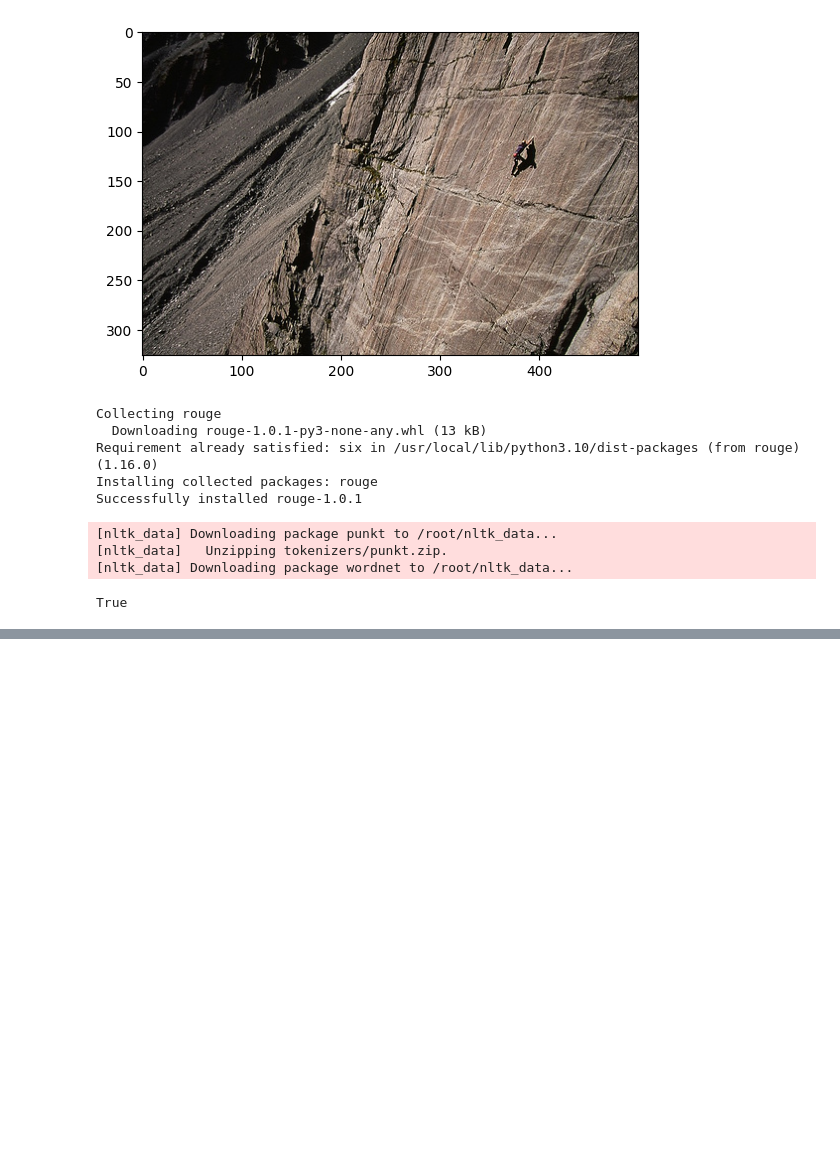
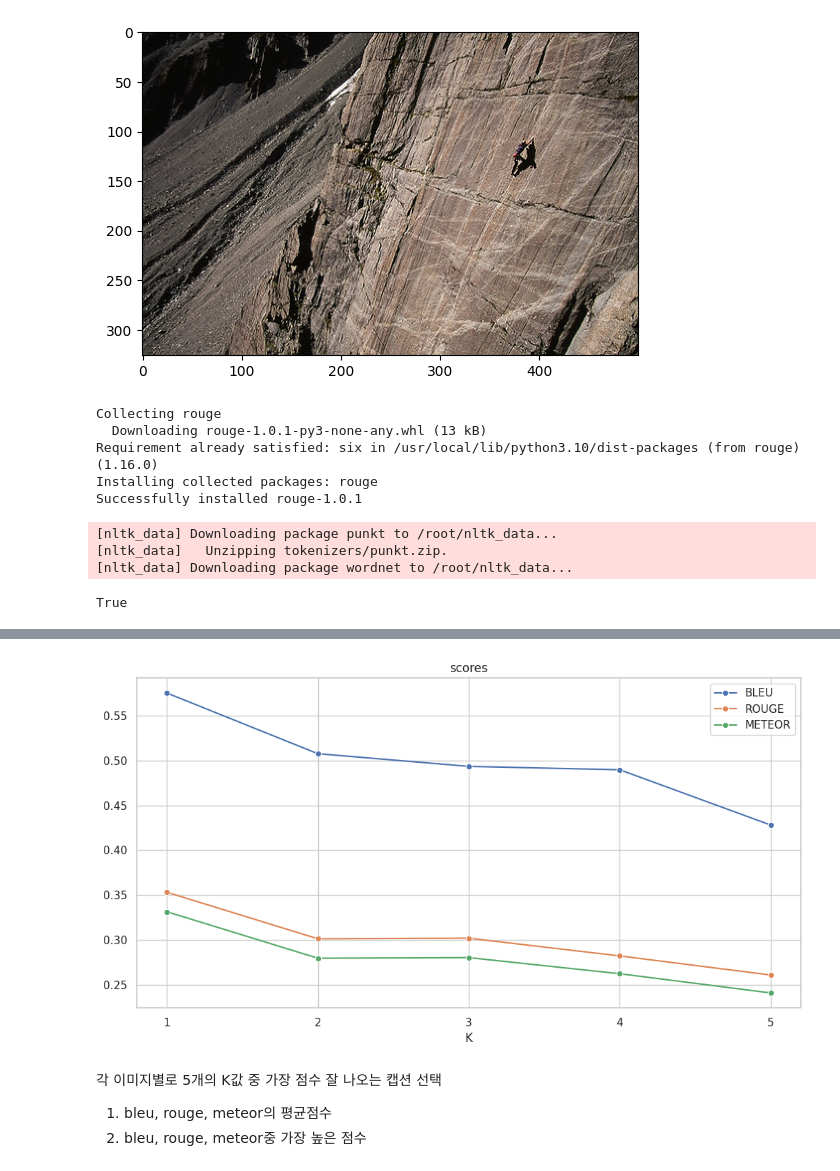
Before and after one commit to kimjh0607/DL_TeamProject, a Jupyter notebook: results/densenet/eng_densenet_transformer_train_test_9_1 .ipynb, the cells around one changed output, grey strips where cells are left out. Drawn from its saved outputs; the diff is of its cells as text; code cells hidden in the pictures; blank space fills up the shorter version.

```diff
--- a/results/densenet/eng_densenet_transformer_train_test_9_1.ipynb
+++ b/results/densenet/eng_densenet_transformer_train_test_9_1 .ipynb
@@ -579,10 +562,3 @@ nltk.download('wordnet')
 [nltk_data]   Unzipping tokenizers/punkt.zip.
 [nltk_data] Downloading package wordnet to /root/nltk_data...
 True
-# %%
-references= ['I am going to bleuu', 'bleu scores are going']
-candidate = 'I go to bleu'
-
-scores = []
-for ref in references:
-    print(sentence_bleu(ref, candidate))
@@ -738,20 +740,25 @@ Wall time: 25min 38s
 # %%
 import seaborn as sns
 import matplotlib.pyplot as plt
 
 # 그래프 그리기
 sns.set(style="whitegrid")
 
 # Bleu 그래프
 plt.figure(figsize=(12, 6))
 sns.lineplot(x='K', y='bleu', data=df2, marker='o', label='BLEU', errorbar=None)
 
 # Rouge 그래프
 #plt.figure(figsize=(12, 6))
 sns.lineplot(x='K', y='rouge', data=df2, marker='o', label='ROUGE',  errorbar=None)
 
 # Meteor 그래프
 #plt.figure(figsize=(12, 6))
 sns.lineplot(x='K', y='meteor', data=df2, marker='o', label='METEOR', errorbar=None)
 
+plt.ylabel("")
+plt.xticks(df2['K'].unique())
+plt.title('scores')
 plt.show()
+# %% [output]
+[figure, added]
@@ -759,0 +765,4 @@ df2.pivot_table(index='K', values=['bleu', 'rouge', 'meteor'], aggfunc='mean')
+# %% [markdown]
+각 이미지별로 5개의 K값 중 가장 점수 잘 나오는 캡션 선택
+1. bleu, rouge, meteor의 평균점수
+2. bleu, rouge, meteor중 가장 높은 점수
```
Also changed, not shown: parts of 25 cells of this notebook, 1 other file.
